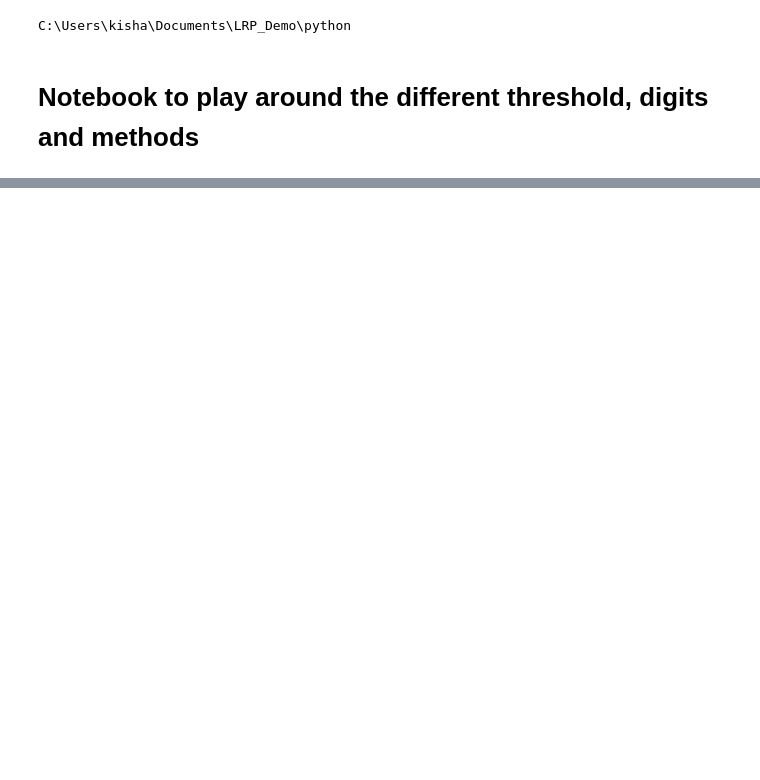
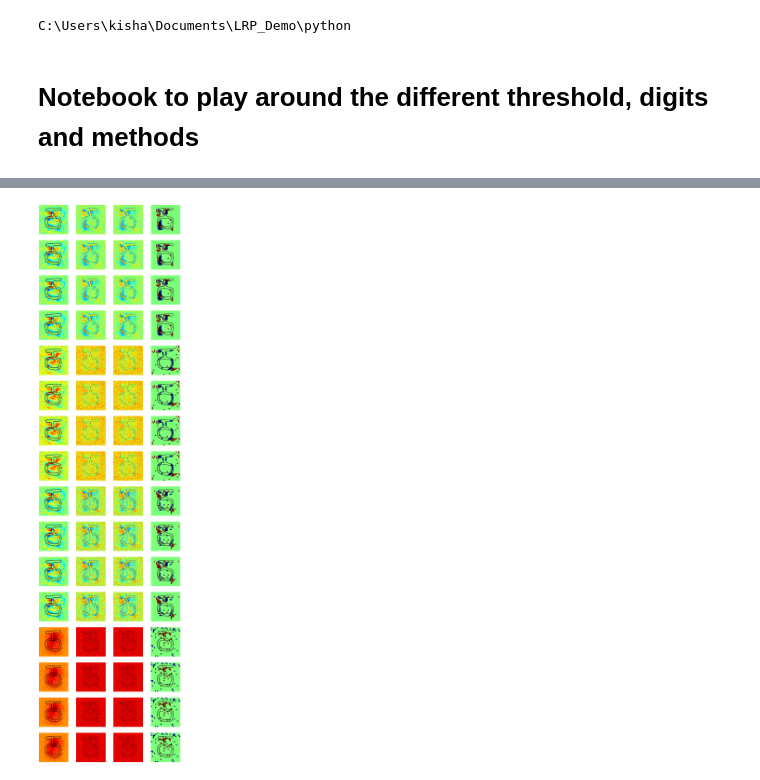
Before and after one commit to MichaelMMeskhi/TransferLRP, a Jupyter notebook: LRP_demo-Omni.ipynb, the cells around one changed output, grey strips where cells are left out. Drawn from its saved outputs; the diff is of its cells as text; code cells hidden in the pictures; blank space fills up the shorter version.

```diff
--- a/LRP_demo-Omni.ipynb
+++ b/LRP_demo-Omni.ipynb
@@ -209,11 +243,21 @@ t = 5
 hm_overlap = []
 for i in range(len(lrp_type)):
     for j in range(len(reset_values)):
+
+
+        x = np.reshape(R_target[lrp_type[i]][j], (105, 105))
+        image = pImage.fromarray(x)
+        image = image.resize((28, 28), PIL.Image.ANTIALIAS)
+        x = np.array(image)
+        x = np.reshape(x, (1, 784))
+        R_target[lrp_type[i]][j] = x[0]
+
+
         target = int(784 - 7.84*t)
-        threshold1 = np.partition(R_base[i], target)[target]
+        threshold1 = np.partition(R_target[lrp_type[i]][0], target)[target]
         threshold2 = np.partition(R_target[lrp_type[i]][j], target)[target]
 
-        indices1 = np.where(R_base[i] > threshold1)
+        indices1 = np.where(R_target[lrp_type[i]][0] > threshold1)
 
         indices2 = np.where(R_target[lrp_type[i]][j] > threshold2)
 
@@ -225,18 +269,18 @@ for i in range(len(lrp_type)):
 
 
         target = int(7.84*t)
-        threshold1 = np.partition(R_base[i], target)[target]
+        threshold1 = np.partition(R_target[lrp_type[i]][0], target)[target]
         threshold2 = np.partition(R_target[lrp_type[i]][j], target)[target]
 
-        indices1 = np.where(R_base[i] < threshold1)
+        indices1 = np.where(R_target[lrp_type[i]][0] < threshold1)
 
-        indices2 = np.where(R_target[lrp_type[i]] < threshold2)
+        indices2 = np.where(R_target[lrp_type[i]][j] < threshold2)
 
         common_blue = np.intersect1d(indices1, indices2)
 
         R_overlap[common_blue] = -10
 
-        hm = render.hm_to_rgb(R_overlap, X = x, scaling = 3, sigma = 2)
+        hm = render.hm_to_rgb(R_overlap, X = small_x, scaling = 3, sigma = 2)
         hm_overlap.append(hm)
 
 #digit_hm = render.save_image([digit,hm],'../heatmap_base'+str(i)+'.png')
@@ -252,20 +296,24 @@ for i in range(len(lrp_type)):
 # plt.show()
 # %%
 
-fig, grid = plt.subplots(12, 3, figsize=(10,40))
-print("Order is as follow - ")
-print("First 4 rows - simple LRP")
-print(" --------------- In that first column is always base model image")
-print(" --------------- In that first column is always target model image without reset")
+fig, grid = plt.subplots(16, 4, figsize=(20,80))
 
-for i in range(len(lrp_type)*3):
-    for j in range(3):
+
+for i in range(len(lrp_type)*4):
+#     if i%4 == 0:
+#         print("LRP type - ", lrp_type[int(i/4)])
+    for j in range(4):
         if(j==0):
-            image = hm_base[int(i/3)]
-        elif(j==2):
+            image = hm_base[int(i/4)]
+        elif(j==1):
+            image = hm_target[lrp_type[int(i/4)]][0]
+        elif(j==3):
             image = hm_overlap[i]
         else:
-            image = hm_target[lrp_type[int(i/3)]][i%3]
+            image = hm_target[lrp_type[int(i/4)]][i%4]
 
         grid[i, j].imshow(image)
         grid[i, j].axis('off')
+#     print("-------------------------------------------------")
+# %% [output]
+[figure, added]
```
Also changed, not shown: parts of 8 cells of this notebook.
